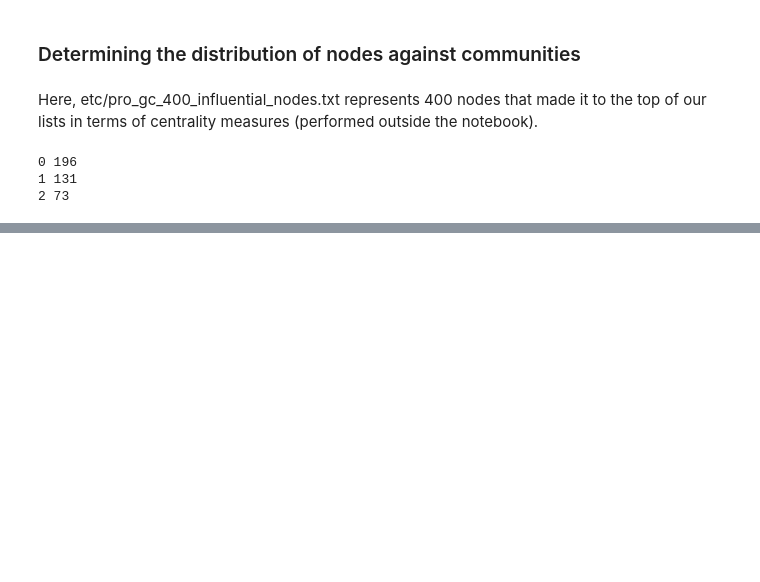
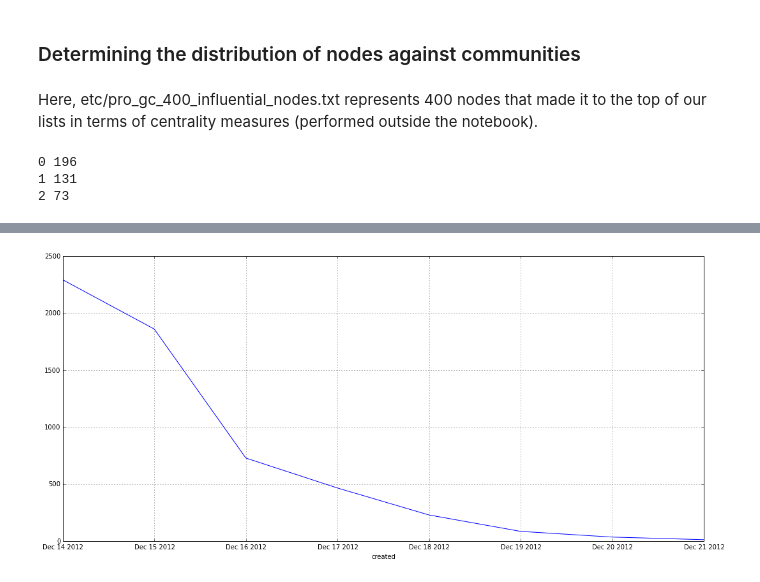
Before and after one commit to CatherineDumas/social_informatics_2014, a Jupyter notebook: notebooks/Pro Gun Control Analysis.ipynb, the cells around one changed output, grey strips where cells are left out. Saved outputs shown, nothing was run; the diff lists cells and outputs as text; code cells hidden in the pictures; blank space fills up the shorter version.

```diff
--- a/notebooks/Pro Gun Control Analysis.ipynb
+++ b/notebooks/Pro Gun Control Analysis.ipynb
@@ -444,0 +466,4 @@ for cid in unique_community_ids:
+# %%
+plot_graph("etc/972.txt")
+# %% [output]
+[figure, added]
```
Also changed, not shown: parts of 6 cells of this notebook, 5 other files.
